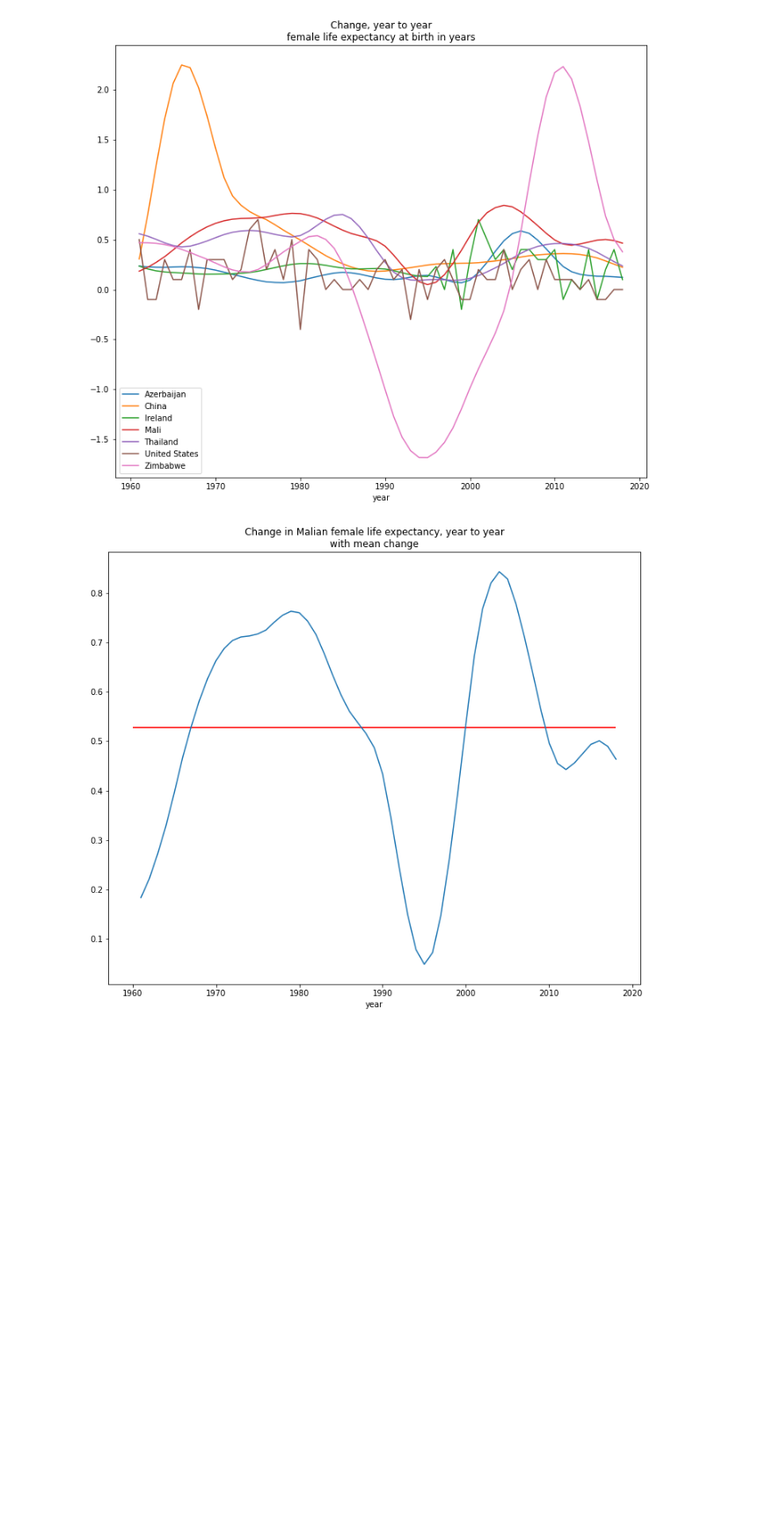
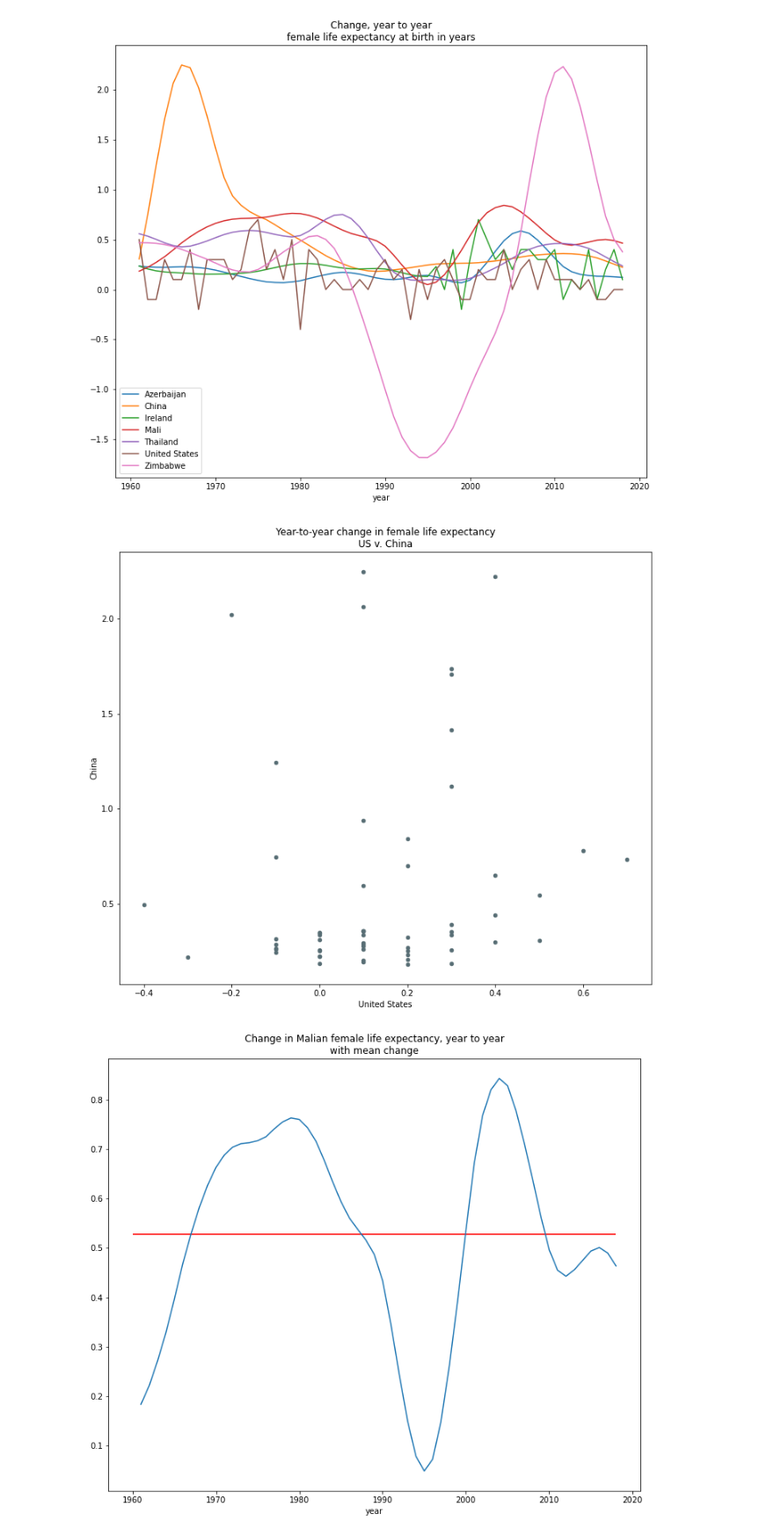
Before and after one commit to brendanrbrown/stor155_sp21, a Jupyter notebook: notebooks/wb_health.ipynb, the cells around one changed output. Shown at 88% size. Saved outputs shown, nothing was run; the diff lists cells and outputs as text; code cells hidden in the pictures; blank space fills up the shorter version.

```diff
--- a/notebooks/wb_health.ipynb
+++ b/notebooks/wb_health.ipynb
@@ -34,6 +34,16 @@ d.loc[:, d.columns != 'year'].diff().join(d.year).plot(x = 'year', kind = 'line'
 plt.savefig('images/wb_lifexpec_chg.jpeg')
 # %% [output]
 [figure]
+# %%
+# year over year change US v China
+d.loc[:, d.columns != 'year'
+     ].diff().join(d.year).plot(x = 'United States', y = 'China',
+                                kind = 'scatter', figsize = (12, 10), color = '#586e75',
+                               title = 'Year-to-year change in female life expectancy\nUS v. China')
+
+plt.savefig('images/wb_lifexpec_changeUSChina.jpeg')
+# %% [output]
+[figure, added]
 # %%
 # easier not to do d.Mali here
 # for later joining back with year and nicer plotting
```
Also changed, not shown: 8 other files.
